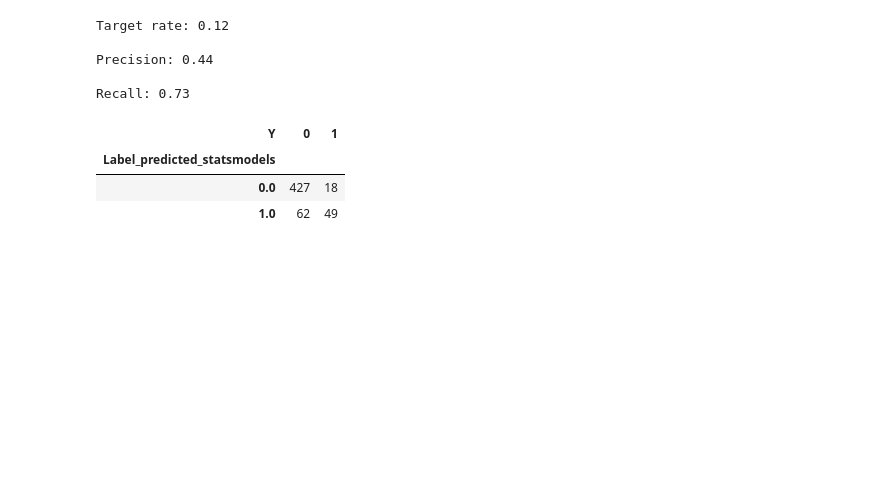
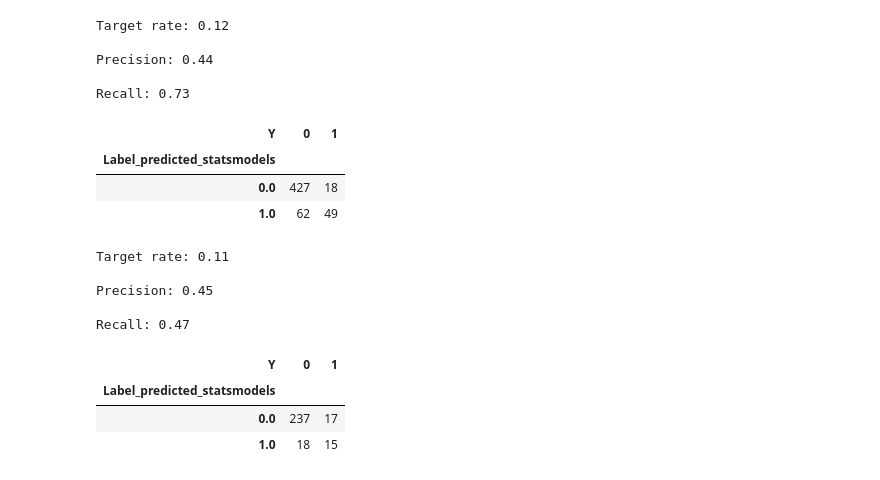
Before and after one commit to jharris121/AcademyPublic, a Jupyter notebook: Session5 - Modelling.ipynb, the cells around one changed output. Cells and saved outputs as stored; diff of their text form; code cells hidden in the pictures; blank space fills up the shorter version.

```diff
--- a/Session5 - Modelling.ipynb
+++ b/Session5 - Modelling.ipynb
@@ -1249,3 +1249,44 @@ Recall: 0.73
 | Label_predicted_statsmodels |  |  |
 | 0.0 | 427 | 18 |
 | 1.0 | 62 | 49 |
+# %%
+#Logistic Regressions with SKLearn| Ridge & Lasso
+from sklearn.linear_model import LogisticRegression
+
+lr_skl = LogisticRegression(random_state=893717398, max_iter=300).fit(train_smote[['volatile acidity',
+                                                       'chlorides', 'total sulfur dioxide',
+                                                       'density', 'sulphates',
+                                                       'alcohol', 'citric_cat_A']],
+                                                        train_smote['Y'])
+
+# Here I added .reset_index() in order to avoid some mismatch with the predict
+test.reset_index(inplace=True)
+oot.reset_index(inplace=True)
+
+# Given the fact we use sklearn the prediction is a 2D array, so I add [:,1] in order
+# to keep only the probability of 1 in order to suit the confusion_matrix function
+test = pd.concat([test, pd.Series(lr_skl.predict_proba(test[['volatile acidity',
+                                                             'chlorides',
+                                                             'total sulfur dioxide',
+                                                             'density', 'sulphates',
+                                                             'alcohol', 'citric_cat_A']])[:,1],
+                                  name='Predict_sklearn_reglog_ridge')], axis=1)
+
+oot = pd.concat([oot, pd.Series(lr_skl.predict_proba(oot[['volatile acidity',
+                                                             'chlorides',
+                                                             'total sulfur dioxide',
+                                                             'density', 'sulphates',
+                                                             'alcohol', 'citric_cat_A']])[:,1],
+                                  name='Predict_sklearn_reglog_ridge')], axis=1)
+# %%
+confusion_matrix(test, 'Y', 'Predict_sklearn_reglog_ridge',33)
+# %% [output]
+Target rate: 0.11
+
+Precision: 0.45
+
+Recall: 0.47
+| Y | 0 | 1 |
+| Label_predicted_statsmodels |  |  |
+| 0.0 | 237 | 17 |
+| 1.0 | 18 | 15 |
```
Also changed, not shown: parts of 4 cells of this notebook.
